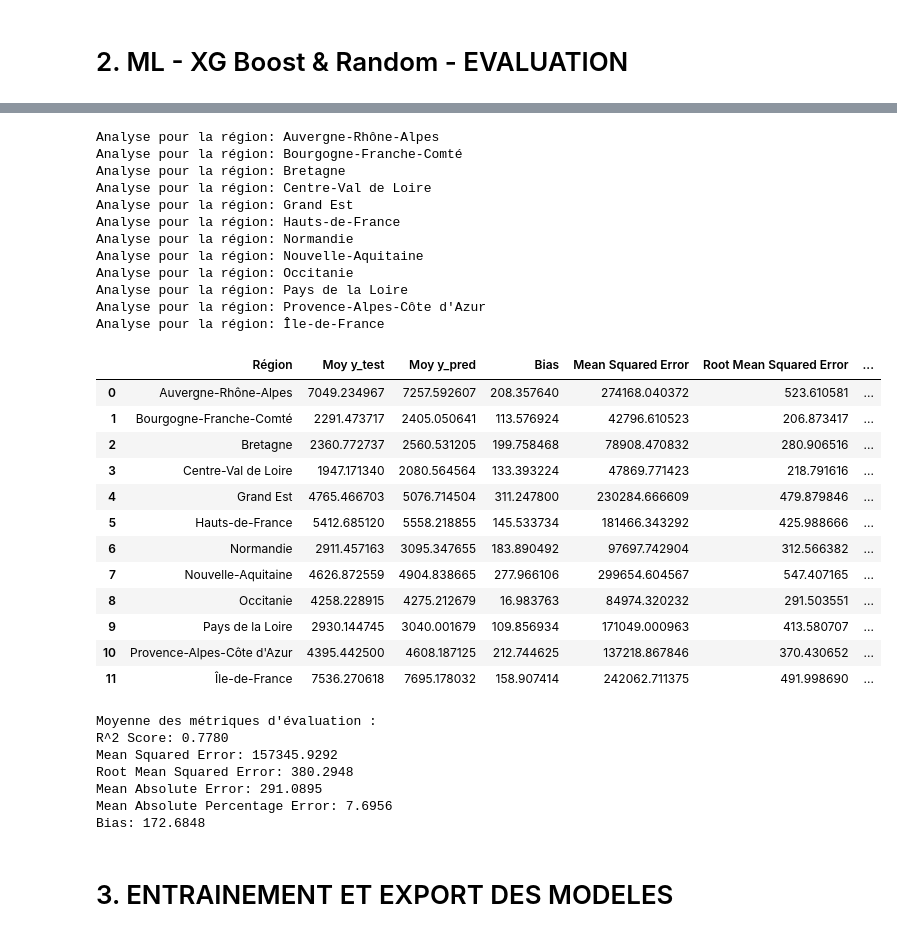
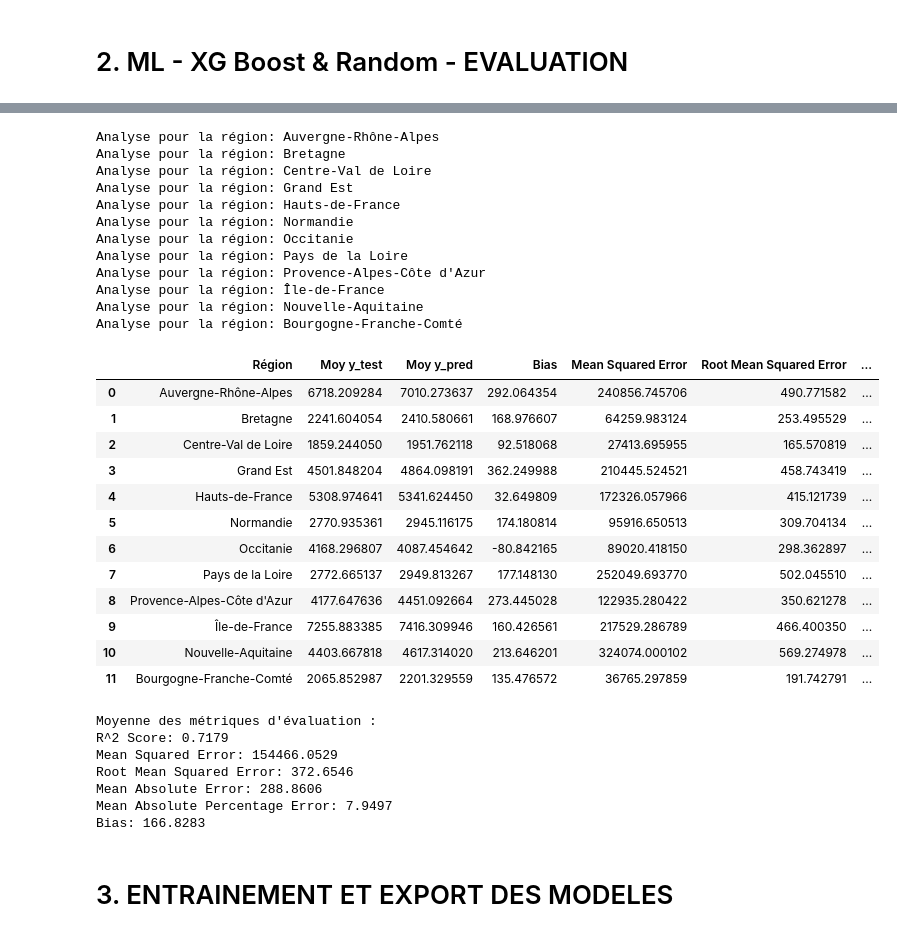
Before and after one commit to scutarius1/pred_elec, a Jupyter notebook: models_predict/Predict.ipynb, the cells around one changed output, grey strips where cells are left out. Saved outputs shown, nothing was run; the diff lists cells and outputs as text; code cells hidden in the pictures.

```diff
--- a/models_predict/Predict.ipynb
+++ b/models_predict/Predict.ipynb
@@ -106,3 +139,24 @@ Data columns (total 8 columns):
 dtypes: UInt32(1), float64(2), int32(3), int64(1), object(1)
 memory usage: 2.1+ MB
 None
+# %%
+df = df.sort_index() #NOUVEAU
+    # Définir la proportion de l'ensemble de test
+df
+test_size = 0.20  # Cela signifie 20% des données pour le test et 80% pour l'entraînement.
+total_observations = len(df)
+# Calculer le nombre d'observations dans l'ensemble d'entraînement (80%)
+train_observations = int(total_observations * (1 - test_size))
+# Calculer le nombre d'observations dans l'ensemble de test (20%)
+test_observations = total_observations - train_observations
+# Calculer la date de séparation en se basant sur la 80ème percentile des observations
+# Le .name récupère la valeur de l'index (qui est la date) de cette ligne
+split_date = df.iloc[train_observations - 1].name # Utilisez train_observations - 1 car iloc est 0-indexé
+
+# Afficher les informations de séparation pour justifier les volumes
+print(f"Volume total des entrées (observations) : {total_observations}")
+print(f"Proportion d'entraînement désirée : {int((1 - test_size) * 100)}%")
+print(f"Nombre d'observations pour l'entraînement : {train_observations} lignes")
+print(f"Proportion de test désirée : {int(test_size * 100)}%")
+print(f"Nombre d'observations pour le test : {test_observations} lignes")
+print(f"Date de séparation : {split_date}")
@@ -124,13 +185,6 @@ features = [col for col in all_columns if col != target and col not in exclude_c
 print(f"Features: {features}")
 print(f"Target: {target}")
 df
-
-## 2.3 HOLD OUT - SPLIT DATE (Train DATASET)
-# Définir la proportion de l'ensemble de test
-test_size = 0.20  # Pour 20%
-
-# Calculer la date de séparation
-split_date = df.iloc[int(len(df) * (1 - test_size))].name
 # %% [output]
 Features: ['TMoy (°C)', 'Année', 'month', 'day_of_week', 'day_of_year', 'week_of_year']
 Target: Consommation (MW)
@@ -178,7 +229,7 @@ for region in df['Région'].unique():
     y_test = y[df_region.index >= split_date]
 
     # Création et entraînement du modèle XGBoost
-    model = XGBRegressor(n_estimators=300, learning_rate=0.5, max_depth=3, random_state=42)
+    model = XGBRegressor(n_estimators=200, learning_rate=0.5, max_depth=3, random_state=42)
     model.fit(X_train, y_train)
 
     # Prédictions
@@ -291,8 +342,8 @@ for region in df['Région'].unique():
 
     # Création et entraînement du modèle Random Forest
     model = RandomForestRegressor (
-        n_estimators=10,
-        max_depth=10,
+        n_estimators=8,
+        max_depth=8,
         min_samples_split=2,
         min_samples_leaf=1,
         random_state=42
@@ -335,54 +386,54 @@ for region in df['Région'].unique():
 
     # Ajouter les importances des features au dictionnaire de résultats
     for feature, importance in zip(X.columns, model.feature_importances_):
         result[f'Importance {feature}'] = importance
 
     results.append(result)
 
 # Affichage des résultats pour toutes les régions
 results_df = pd.DataFrame(results)
 display(results_df)
 
 # Calculer la moyenne de chaque métrique
 mean_metrics = results_df[['R^2 Score', 'Mean Squared Error', 'Root Mean Squared Error', 'Mean Absolute Error', 'Mean Absolute Percentage Error', 'Bias']].mean()
 
 # Afficher les résultats globaux
 print(f"Moyenne des métriques d'évaluation :")
 for metric, value in mean_metrics.items():
     print(f"{metric}: {value:.4f}")
 # %% [output]
 Analyse pour la région: Auvergne-Rhône-Alpes
-Analyse pour la région: Bourgogne-Franche-Comté
 Analyse pour la région: Bretagne
 Analyse pour la région: Centre-Val de Loire
 Analyse pour la région: Grand Est
 Analyse pour la région: Hauts-de-France
 Analyse pour la région: Normandie
-Analyse pour la région: Nouvelle-Aquitaine
 Analyse pour la région: Occitanie
 Analyse pour la région: Pays de la Loire
 Analyse pour la région: Provence-Alpes-Côte d'Azur
 Analyse pour la région: Île-de-France
+Analyse pour la région: Nouvelle-Aquitaine
+Analyse pour la région: Bourgogne-Franche-Comté
 |  | Région | Moy y_test | Moy y_pred | Bias | Mean Squared Error | Root Mean Squared Error | ... |
-| 0 | Auvergne-Rhône-Alpes | 7049.234967 | 7257.592607 | 208.357640 | 274168.040372 | 523.610581 | ... |
-| 1 | Bourgogne-Franche-Comté | 2291.473717 | 2405.050641 | 113.576924 | 42796.610523 | 206.873417 | ... |
-| 2 | Bretagne | 2360.772737 | 2560.531205 | 199.758468 | 78908.470832 | 280.906516 | ... |
-| 3 | Centre-Val de Loire | 1947.171340 | 2080.564564 | 133.393224 | 47869.771423 | 218.791616 | ... |
-| 4 | Grand Est | 4765.466703 | 5076.714504 | 311.247800 | 230284.666609 | 479.879846 | ... |
-| 5 | Hauts-de-France | 5412.685120 | 5558.218855 | 145.533734 | 181466.343292 | 425.988666 | ... |
-| 6 | Normandie | 2911.457163 | 3095.347655 | 183.890492 | 97697.742904 | 312.566382 | ... |
-| 7 | Nouvelle-Aquitaine | 4626.872559 | 4904.838665 | 277.966106 | 299654.604567 | 547.407165 | ... |
-| 8 | Occitanie | 4258.228915 | 4275.212679 | 16.983763 | 84974.320232 | 291.503551 | ... |
-| 9 | Pays de la Loire | 2930.144745 | 3040.001679 | 109.856934 | 171049.000963 | 413.580707 | ... |
-| 10 | Provence-Alpes-Côte d'Azur | 4395.442500 | 4608.187125 | 212.744625 | 137218.867846 | 370.430652 | ... |
-| 11 | Île-de-France | 7536.270618 | 7695.178032 | 158.907414 | 242062.711375 | 491.998690 | ... |
+| 0 | Auvergne-Rhône-Alpes | 6718.209284 | 7010.273637 | 292.064354 | 240856.745706 | 490.771582 | ... |
+| 1 | Bretagne | 2241.604054 | 2410.580661 | 168.976607 | 64259.983124 | 253.495529 | ... |
+| 2 | Centre-Val de Loire | 1859.244050 | 1951.762118 | 92.518068 | 27413.695955 | 165.570819 | ... |
+| 3 | Grand Est | 4501.848204 | 4864.098191 | 362.249988 | 210445.524521 | 458.743419 | ... |
+| 4 | Hauts-de-France | 5308.974641 | 5341.624450 | 32.649809 | 172326.057966 | 415.121739 | ... |
+| 5 | Normandie | 2770.935361 | 2945.116175 | 174.180814 | 95916.650513 | 309.704134 | ... |
+| 6 | Occitanie | 4168.296807 | 4087.454642 | -80.842165 | 89020.418150 | 298.362897 | ... |
+| 7 | Pays de la Loire | 2772.665137 | 2949.813267 | 177.148130 | 252049.693770 | 502.045510 | ... |
+| 8 | Provence-Alpes-Côte d'Azur | 4177.647636 | 4451.092664 | 273.445028 | 122935.280422 | 350.621278 | ... |
+| 9 | Île-de-France | 7255.883385 | 7416.309946 | 160.426561 | 217529.286789 | 466.400350 | ... |
+| 10 | Nouvelle-Aquitaine | 4403.667818 | 4617.314020 | 213.646201 | 324074.000102 | 569.274978 | ... |
+| 11 | Bourgogne-Franche-Comté | 2065.852987 | 2201.329559 | 135.476572 | 36765.297859 | 191.742791 | ... |
 Moyenne des métriques d'évaluation :
-R^2 Score: 0.7780
-Mean Squared Error: 157345.9292
-Root Mean Squared Error: 380.2948
-Mean Absolute Error: 291.0895
-Mean Absolute Percentage Error: 7.6956
-Bias: 172.6848
+R^2 Score: 0.7179
+Mean Squared Error: 154466.0529
+Root Mean Squared Error: 372.6546
+Mean Absolute Error: 288.8606
+Mean Absolute Percentage Error: 7.9497
+Bias: 166.8283
 # %% [markdown]
 # 3. ENTRAINEMENT ET EXPORT DES MODELES
 # %% [markdown]
```
Also changed, not shown: parts of 17 cells of this notebook, 4 other files.
